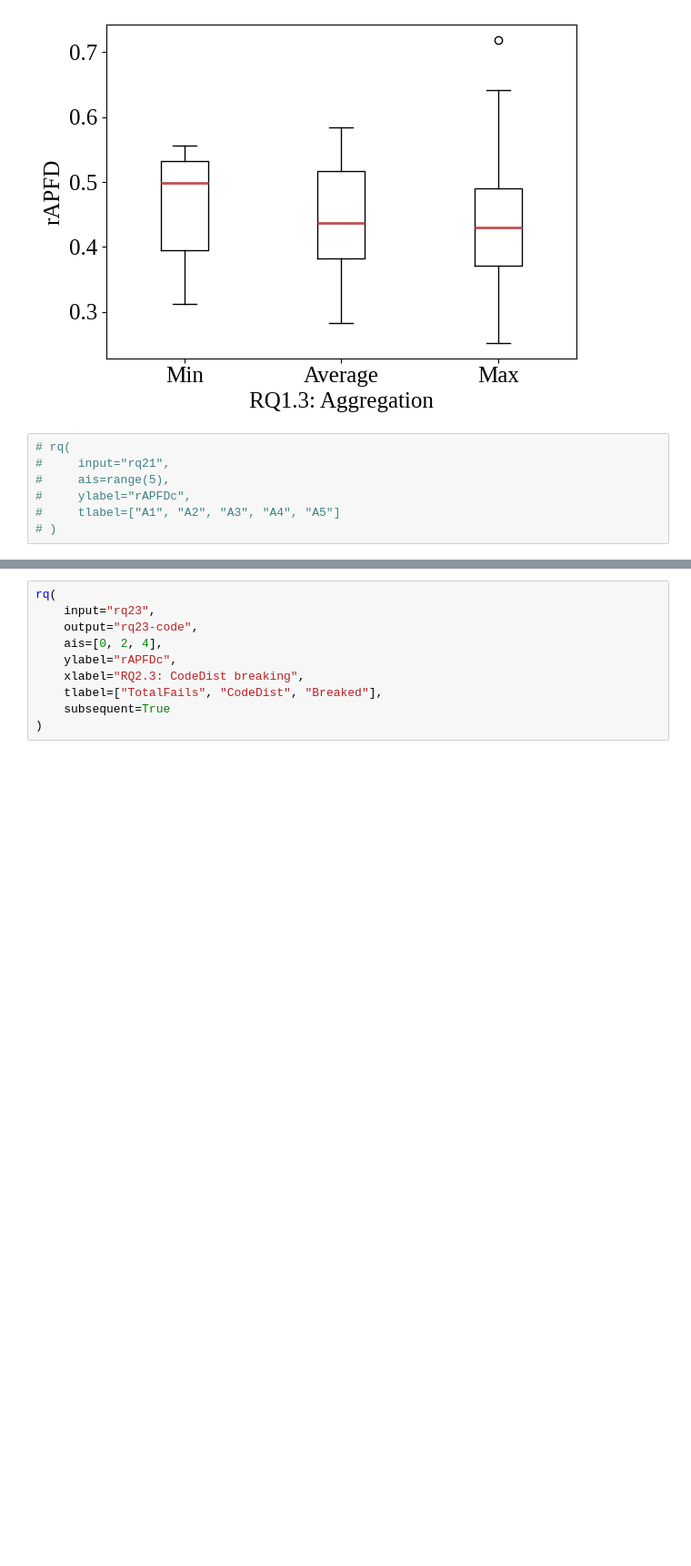
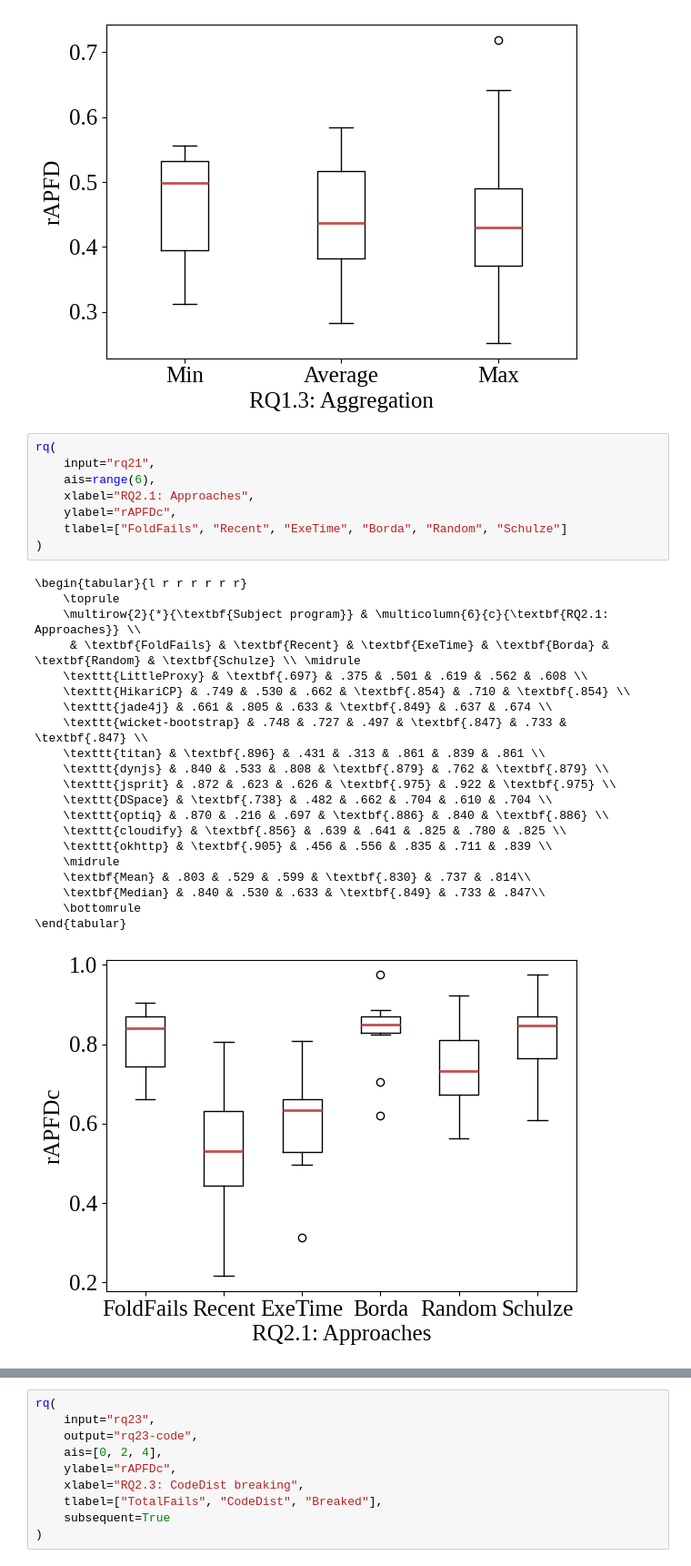
Before and after one commit to LechMadeyski/MSc25TomaszChojnacki, a Jupyter notebook: figures/figures.ipynb, the cells around one changed output, grey strips where cells are left out. Shown at 91% size. Saved outputs shown, nothing was run; the diff lists cells and outputs as text; blank space fills up the shorter version.

```diff
--- a/figures/figures.ipynb
+++ b/figures/figures.ipynb
@@ -219,12 +219,35 @@ rq(
 \end{tabular}
 [figure]
 # %%
-# rq(
-#     input="rq21",
-#     ais=range(5),
-#     ylabel="rAPFDc",
-#     tlabel=["A1", "A2", "A3", "A4", "A5"]
-# )
+rq(
+    input="rq21",
+    ais=range(6),
+    xlabel="RQ2.1: Approaches",
+    ylabel="rAPFDc",
+    tlabel=["FoldFails", "Recent", "ExeTime", "Borda", "Random", "Schulze"]
+)
+# %% [output]
+\begin{tabular}{l r r r r r r}
+    \toprule
+    \multirow{2}{*}{\textbf{Subject program}} & \multicolumn{6}{c}{\textbf{RQ2.1: Approaches}} \\
+     & \textbf{FoldFails} & \textbf{Recent} & \textbf{ExeTime} & \textbf{Borda} & \textbf{Random} & \textbf{Schulze} \\ \midrule
+    \texttt{LittleProxy} & \textbf{.697} & .375 & .501 & .619 & .562 & .608 \\
+    \texttt{HikariCP} & .749 & .530 & .662 & \textbf{.854} & .710 & \textbf{.854} \\
+    \texttt{jade4j} & .661 & .805 & .633 & \textbf{.849} & .637 & .674 \\
+    \texttt{wicket-bootstrap} & .748 & .727 & .497 & \textbf{.847} & .733 & \textbf{.847} \\
+    \texttt{titan} & \textbf{.896} & .431 & .313 & .861 & .839 & .861 \\
+    \texttt{dynjs} & .840 & .533 & .808 & \textbf{.879} & .762 & \textbf{.879} \\
+    \texttt{jsprit} & .872 & .623 & .626 & \textbf{.975} & .922 & \textbf{.975} \\
+    \texttt{DSpace} & \textbf{.738} & .482 & .662 & .704 & .610 & .704 \\
+    \texttt{optiq} & .870 & .216 & .697 & \textbf{.886} & .840 & \textbf{.886} \\
+    \texttt{cloudify} & \textbf{.856} & .639 & .641 & .825 & .780 & .825 \\
+    \texttt{okhttp} & \textbf{.905} & .456 & .556 & .835 & .711 & .839 \\
+    \midrule
+    \textbf{Mean} & .803 & .529 & .599 & \textbf{.830} & .737 & .814\\
+    \textbf{Median} & .840 & .530 & .633 & \textbf{.849} & .733 & .847\\
+    \bottomrule
+\end{tabular}
+[figure, added]
 # %%
 rq(
     input="rq22",
```
Also changed, not shown: parts of 2 cells of this notebook, 5 other files.
